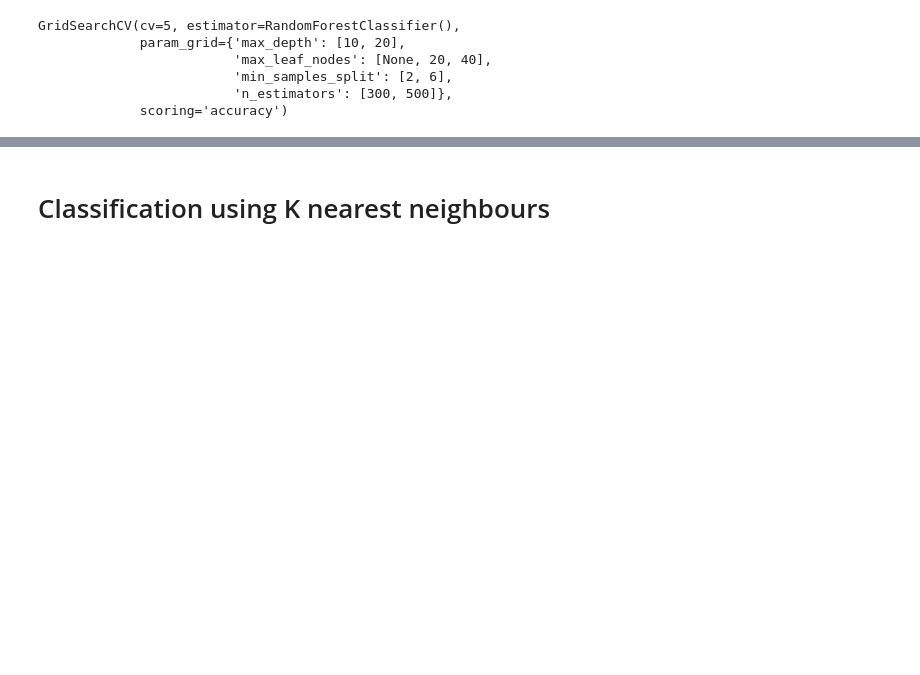
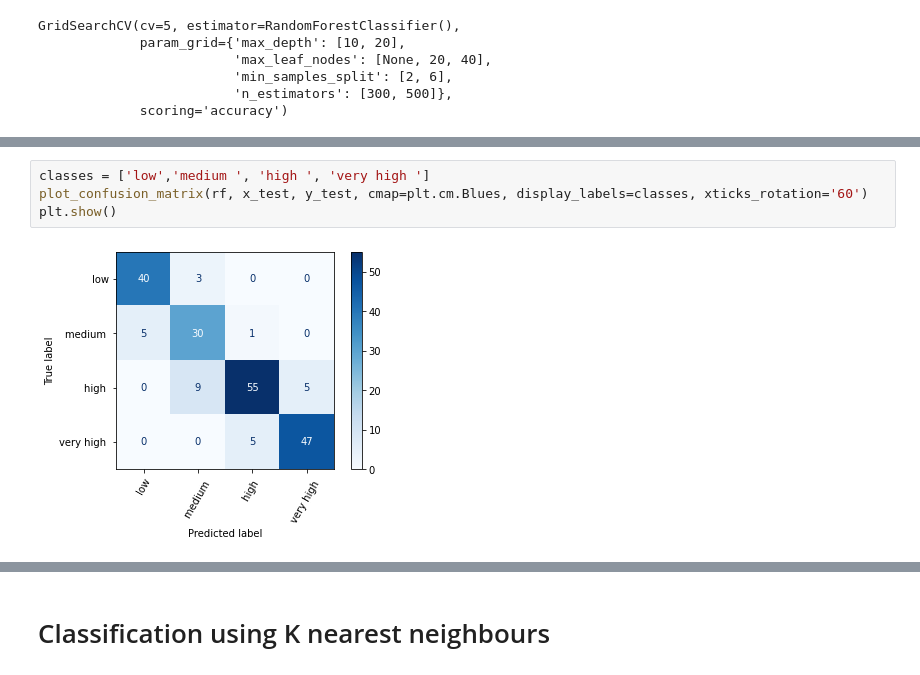
Before and after one commit to nitishkumar34/data, a Jupyter notebook: Untitled2.ipynb, the cells around one changed output, grey strips where cells are left out. Cells and saved outputs as stored; diff of their text form; blank space fills up the shorter version.

```diff
--- a/Untitled2.ipynb
+++ b/Untitled2.ipynb
@@ -541,3 +614,9 @@ rf.best_score_
+# %%
+classes = ['low','medium ', 'high ', 'very high ']
+plot_confusion_matrix(rf, x_test, y_test, cmap=plt.cm.Blues, display_labels=classes, xticks_rotation='60')
+plt.show()
+# %% [output]
+[figure, added]
 # %%
 import shap
 # Initialize JavaScript visualizations in notebook environment
```
Also changed, not shown: parts of 31 cells of this notebook.
